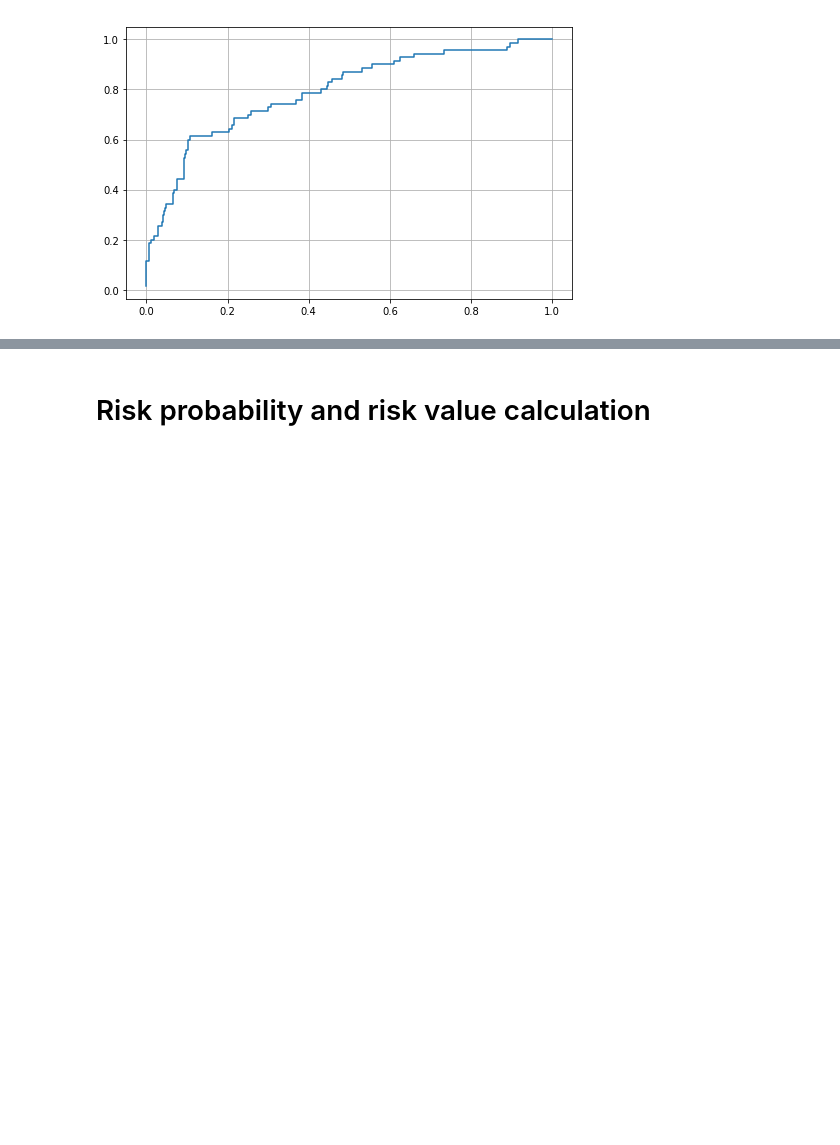
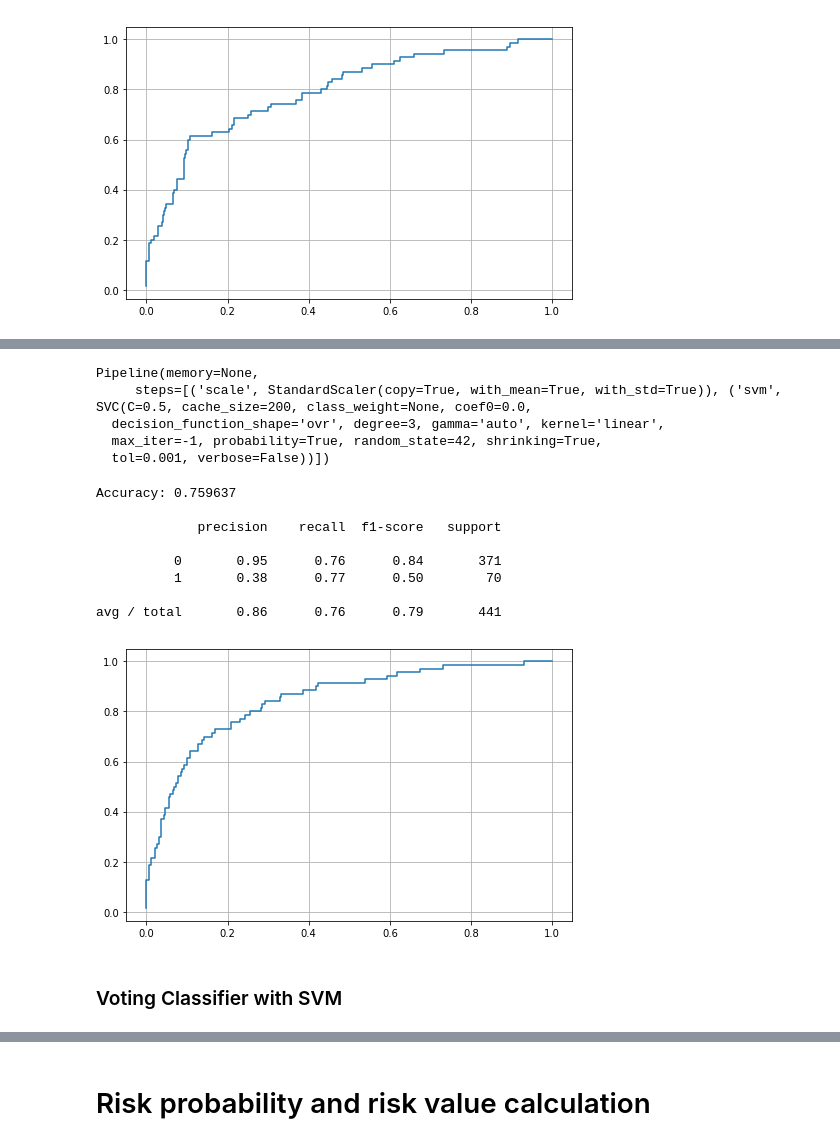
Before and after one commit to fatvlady/risk_analysis_lab, a Jupyter notebook: notebooks/attrition.ipynb, the cells around one changed output, grey strips where cells are left out. Drawn from its saved outputs; the diff is of its cells as text; code cells hidden in the pictures; blank space fills up the shorter version.

```diff
--- a/notebooks/attrition.ipynb
+++ b/notebooks/attrition.ipynb
@@ -668,0 +672,28 @@ avg / total       0.86      0.87      0.87       441
+# %%
+from sklearn.svm import SVC
+from sklearn.pipeline import Pipeline
+pp_svc_l = Pipeline([
+    ('scale', StandardScaler()),
+    ('svm', SVC(C=0.5,kernel='linear',probability=True, random_state=seed))
+])
+pp_svc_l.fit(resample_train, resample_target)
+# %% [output]
+Pipeline(memory=None,
+     steps=[('scale', StandardScaler(copy=True, with_mean=True, with_std=True)), ('svm', SVC(C=0.5, cache_size=200, class_weight=None, coef0=0.0,
+  decision_function_shape='ovr', degree=3, gamma='auto', kernel='linear',
+  max_iter=-1, probability=True, random_state=42, shrinking=True,
+  tol=0.001, verbose=False))])
+# %%
+svc_l_predictions = test_validation(pp_svc_l)
+# %% [output]
+Accuracy: 0.759637
+
+             precision    recall  f1-score   support
+
+          0       0.95      0.76      0.84       371
+          1       0.38      0.77      0.50        70
+
+avg / total       0.86      0.76      0.79       441
+[figure, added]
+# %% [markdown]
+### Voting Classifier with SVM
```
Also changed, not shown: parts of 21 cells of this notebook.
